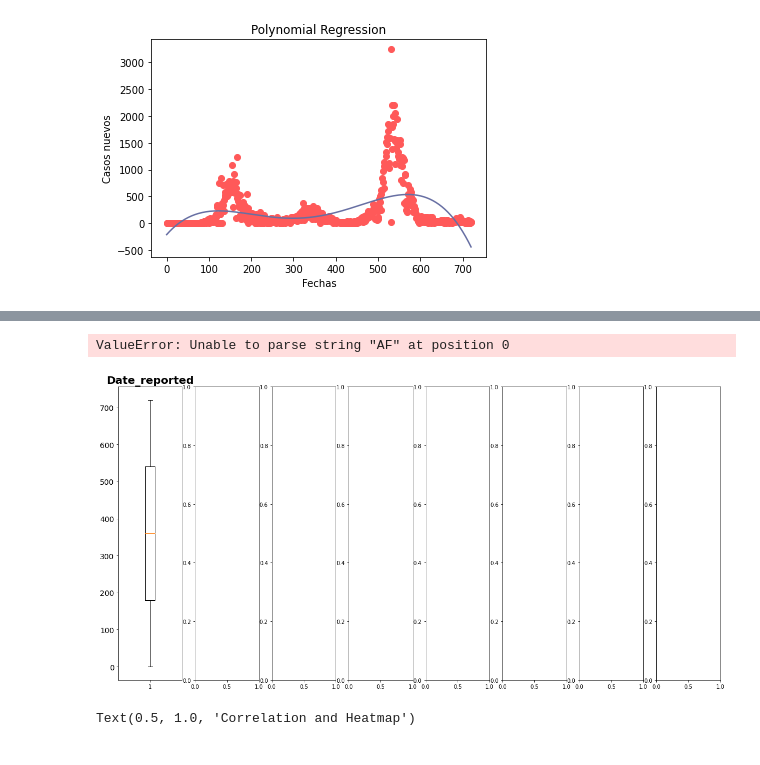
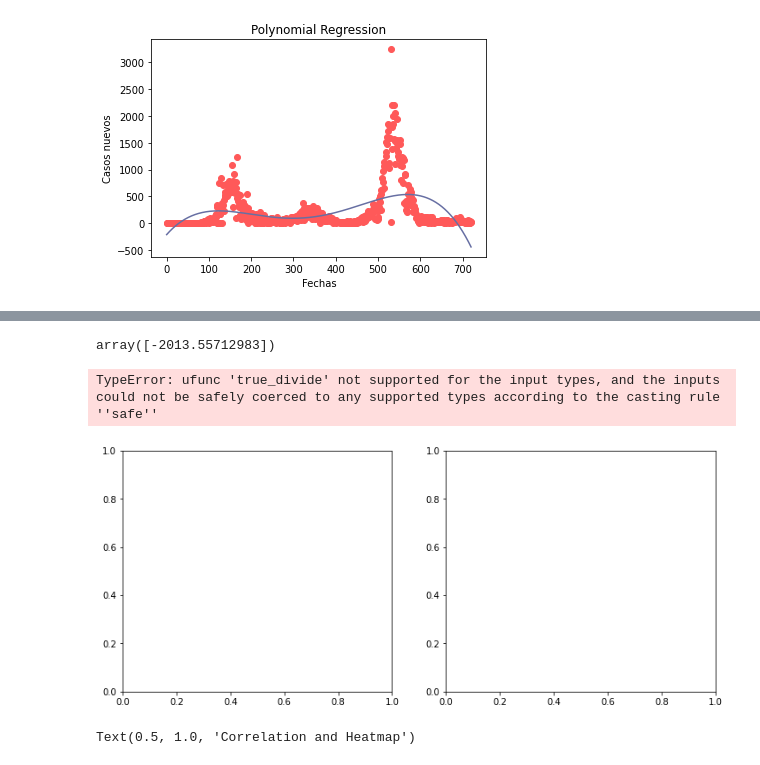
Before and after one commit to Hcastleon/OLC2_VCD_PY2, a Jupyter notebook: home/funciones/Tendencia_F1.ipynb, the cells around one changed output, grey strips where cells are left out. Saved outputs shown, nothing was run; the diff lists cells and outputs as text; code cells hidden in the pictures.

```diff
--- a/home/funciones/Tendencia_F1.ipynb
+++ b/home/funciones/Tendencia_F1.ipynb
@@ -50,17 +67,23 @@ plt.show()
+# %%
+lin_reg2.predict(poly_reg.fit_transform([x[-1]+69]))
+# %% [output]
+array([-2013.55712983])
 # %%
 #Diagrama caja de bigotes, los cuales indican los outlayers
 red_circle = dict(markerfacecolor='red', marker='o', markeredgecolor='white')
-fig, axs = plt.subplots(1, len(datita.columns), figsize=(20,10))
+fig, axs = plt.subplots(1, 2, figsize=(12,5))
 for i, ax in enumerate(axs.flat):
-    ax.boxplot(pd.to_numeric(datita.iloc[:,i]), flierprops=red_circle)
+    i=i+1
+    ax.boxplot(datita.iloc[:,i], flierprops=red_circle, notch=True, meanline=True, showmeans=True)
     ax.set_title(datita.columns[i], fontsize=20, fontweight='bold')
     ax.tick_params(axis='y', labelsize=14)
 plt.tight_layout()
 plt.show()
-#datita.plot.box(return_type='axes', vert=True, figsize=(12,5))
+#fig, ax = plt.subplots(figsize=(12,5))
+#boxplot = datita.plot.box(return_type='axes', vert=True,figsize=(12,5))
 # %% [output]
-ValueError: Unable to parse string "AF" at position 0
+TypeError: ufunc 'true_divide' not supported for the input types, and the inputs could not be safely coerced to any supported types according to the casting rule ''safe''
-[figure, old version]
+[figure, new version]
 # %%
 #Se podria decir que se pueden relacionar arriba del 50%
 import seaborn as sns
```
Also changed, not shown: parts of 5 cells of this notebook, 10 other files.
